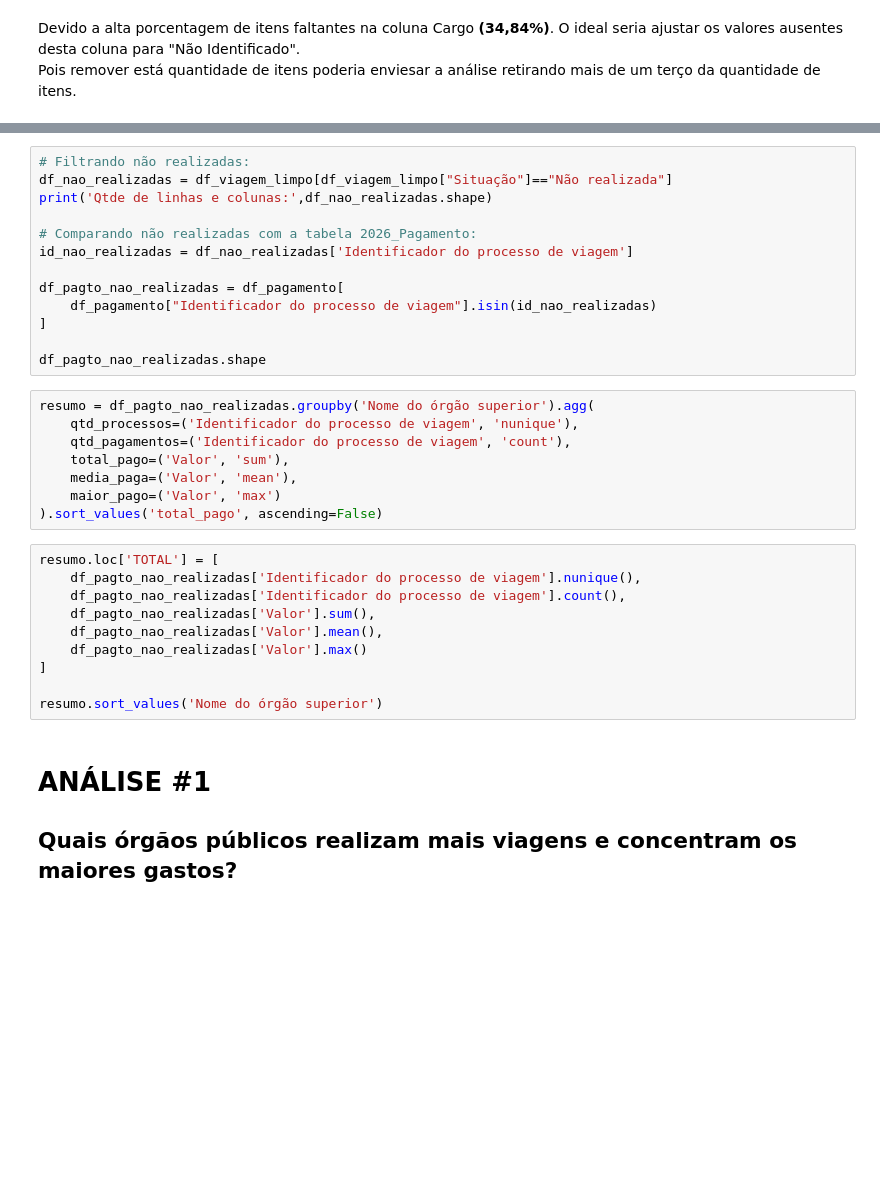
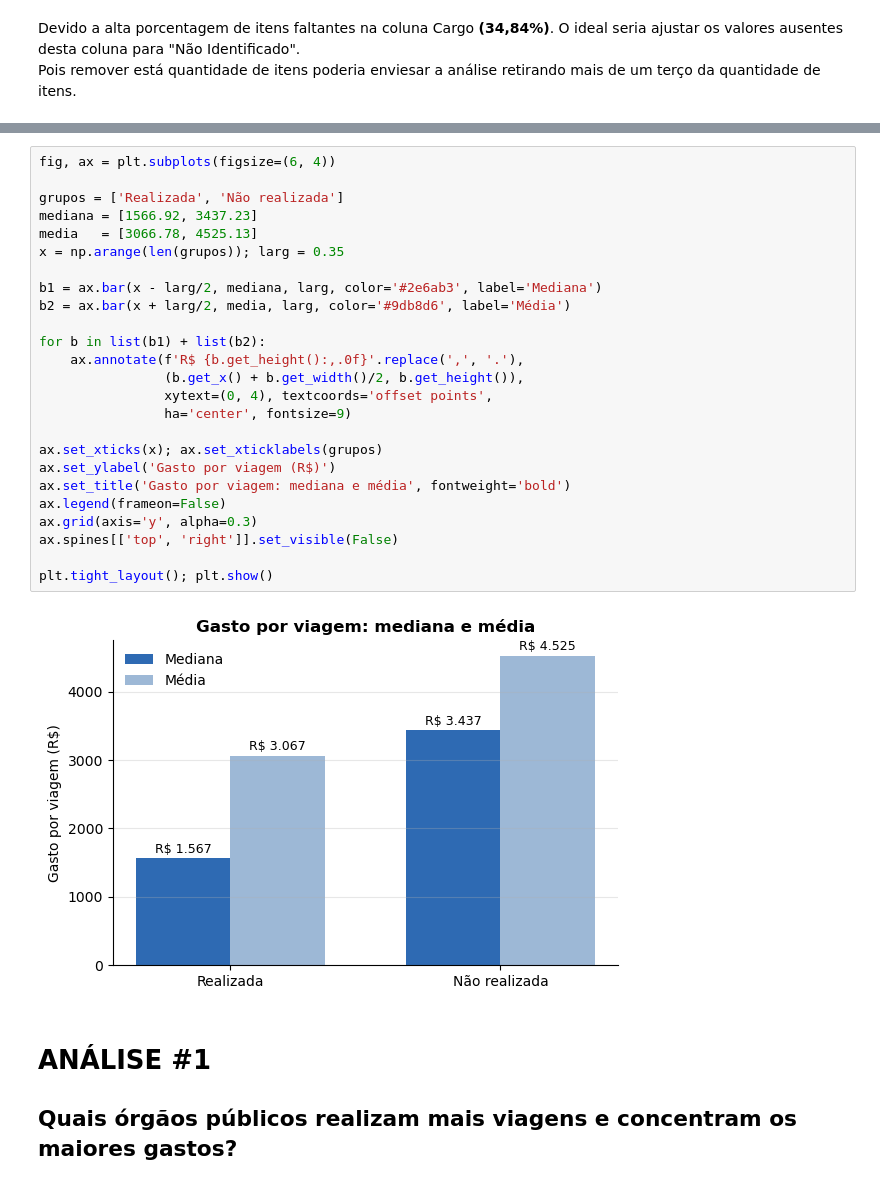
Before and after one commit to rafael-m-ferreira/caixaverso_projeto_final, a Jupyter notebook: notebooks/analise.ipynb, the cells around one changed output, grey strips where cells are left out. Drawn from its saved outputs; the diff is of its cells as text; blank space fills up the shorter version.

```diff
--- a/notebooks/analise.ipynb
+++ b/notebooks/analise.ipynb
@@ -327,34 +629,30 @@ display(resultado_liq)
-# %%
-# Filtrando não realizadas:
-df_nao_realizadas = df_viagem_limpo[df_viagem_limpo["Situação"]=="Não realizada"]
-print('Qtde de linhas e colunas:',df_nao_realizadas.shape)
-
-# Comparando não realizadas com a tabela 2026_Pagamento:
-id_nao_realizadas = df_nao_realizadas['Identificador do processo de viagem']
-
-df_pagto_nao_realizadas = df_pagamento[
-    df_pagamento["Identificador do processo de viagem"].isin(id_nao_realizadas)
-]
-
-df_pagto_nao_realizadas.shape
-# %%
-resumo = df_pagto_nao_realizadas.groupby('Nome do órgão superior').agg(
-    qtd_processos=('Identificador do processo de viagem', 'nunique'),
-    qtd_pagamentos=('Identificador do processo de viagem', 'count'),
-    total_pago=('Valor', 'sum'),
-    media_paga=('Valor', 'mean'),
-    maior_pago=('Valor', 'max')
-).sort_values('total_pago', ascending=False)
-# %%
-resumo.loc['TOTAL'] = [
-    df_pagto_nao_realizadas['Identificador do processo de viagem'].nunique(),
-    df_pagto_nao_realizadas['Identificador do processo de viagem'].count(),
-    df_pagto_nao_realizadas['Valor'].sum(),
-    df_pagto_nao_realizadas['Valor'].mean(),
-    df_pagto_nao_realizadas['Valor'].max()
-]
-
-resumo.sort_values('Nome do órgão superior')
+# %%
+fig, ax = plt.subplots(figsize=(6, 4))
+
+grupos = ['Realizada', 'Não realizada']
+mediana = [1566.92, 3437.23]
+media   = [3066.78, 4525.13]
+x = np.arange(len(grupos)); larg = 0.35
+
+b1 = ax.bar(x - larg/2, mediana, larg, color='#2e6ab3', label='Mediana')
+b2 = ax.bar(x + larg/2, media, larg, color='#9db8d6', label='Média')
+
+for b in list(b1) + list(b2):
+    ax.annotate(f'R$ {b.get_height():,.0f}'.replace(',', '.'),
+                (b.get_x() + b.get_width()/2, b.get_height()),
+                xytext=(0, 4), textcoords='offset points',
+                ha='center', fontsize=9)
+
+ax.set_xticks(x); ax.set_xticklabels(grupos)
+ax.set_ylabel('Gasto por viagem (R$)')
+ax.set_title('Gasto por viagem: mediana e média', fontweight='bold')
+ax.legend(frameon=False)
+ax.grid(axis='y', alpha=0.3)
+ax.spines[['top', 'right']].set_visible(False)
+
+plt.tight_layout(); plt.show()
+# %% [output]
+[figure, added]
 # %% [markdown]
 # ANÁLISE #1
 
```
Also changed, not shown: parts of 36 cells of this notebook.
